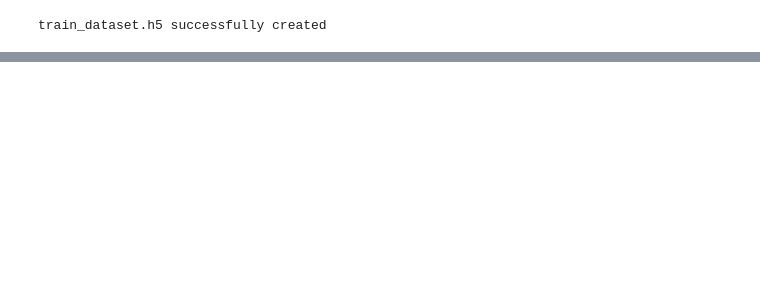
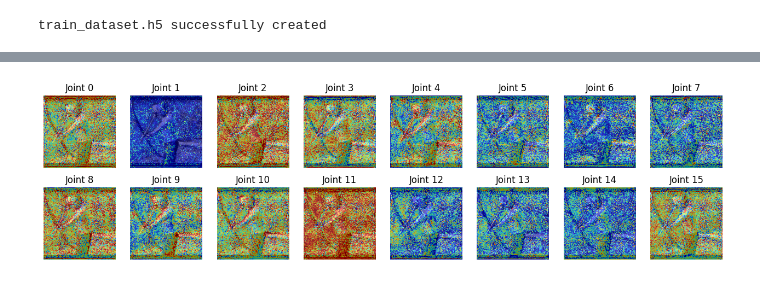
Before and after one commit to williamsaether/BikeFit, a Jupyter notebook: data/exploring.ipynb, the cells around one changed output, grey strips where cells are left out. Saved outputs shown, nothing was run; the diff lists cells and outputs as text; code cells hidden in the pictures; blank space fills up the shorter version.

```diff
--- a/data/exploring.ipynb
+++ b/data/exploring.ipynb
@@ -184,4 +266,2 @@ data = json.load(file)
 # %%
-with h5py.File(os.path.join(mpii_folder, 'train_dataset.h5'), 'r') as f:
-    images = np.array(f['images'])
-    keypoints = np.array(f['keypoints'])
+dataset = tf.data.Dataset.from_tensor_slices((images, heatmaps)).shuffle(num_samples, seed=42).batch(16).prefetch(tf.data.AUTOTUNE)
@@ -260,8 +392,9 @@ model.save('model_v3.keras')
 # %%
-model = tf.keras.models.load_model('model_v2.keras')
-
-file = open(os.path.join(mpii_folder,'data.json'))
-data = json.load(file)
+# Optional, load the model from storage
+model = tf.keras.models.load_model('model_v4.keras')
+# %%
+data = json.load(open(os.path.join(mpii_folder,'data.json')))
+joints = json.load(open(os.path.join(mpii_folder,'joints.json')))
 # %%
 def preprocess_test_image(test_image):
     image, transform_params = preprocess_image(
@@ -298,12 +431,9 @@ for ann in data:
     if ann['for_training'] == 0:
         testdata.append(ann)
 
-test_image = testdata[10139]
+test_image = testdata[140]
 test_image_location = os.path.join(image_folder, test_image['filename'])
 
 input_image, transform_params = preprocess_test_image(test_image)
 predictions = model.predict(np.expand_dims(input_image, axis=0))
-
-restored_keypoints = restore_keypoints(predictions, transform_params)
-visualize_predictions(test_image_location, restored_keypoints)
 # %% [output]
@@ -311,0 +441,13 @@ visualize_predictions(test_image_location, restored_keypoints)
+# %%
+heatmaps = tf.squeeze(predictions)
+
+fig, axes = plt.subplots(2, 8, figsize=(16, 4))
+for i, ax in enumerate(axes.flat):
+    ax.imshow(input_image)
+    ax.imshow(heatmaps[:, :, i], cmap='jet', alpha=0.6)
+    ax.set_title(f"Joint {i}")
+    ax.axis('off')
+
+plt.show()
+# %% [output]
+[figure, added]
```
Also changed, not shown: parts of 24 cells of this notebook.
